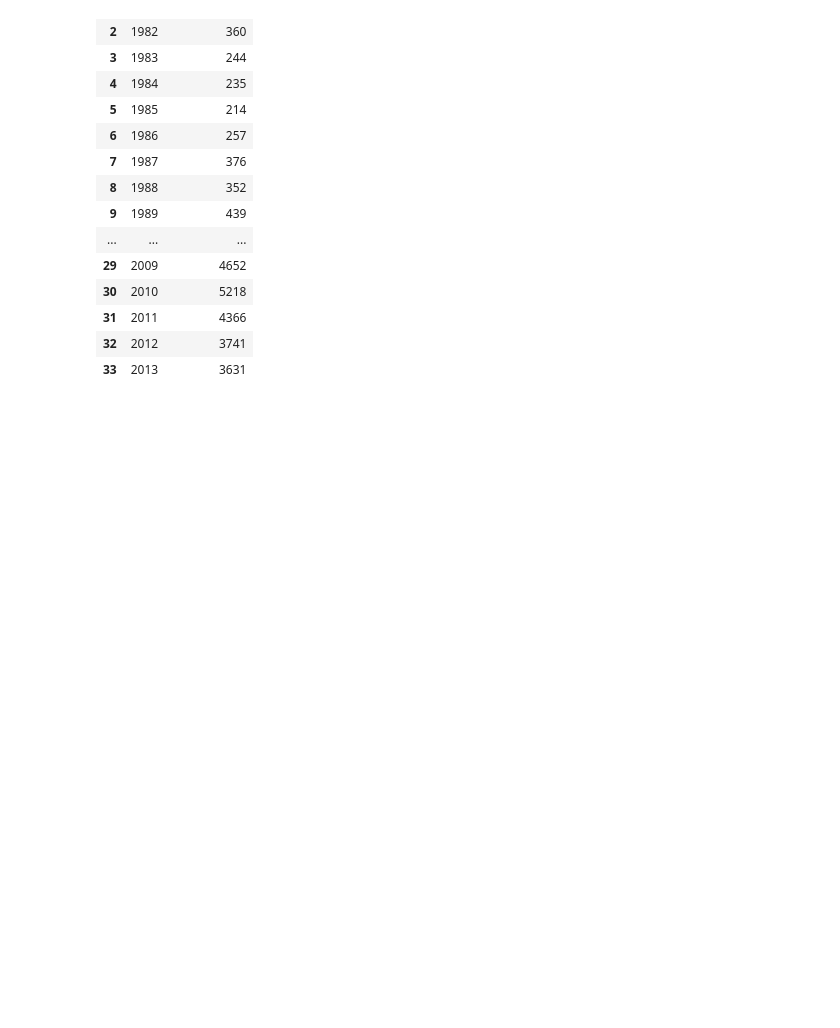
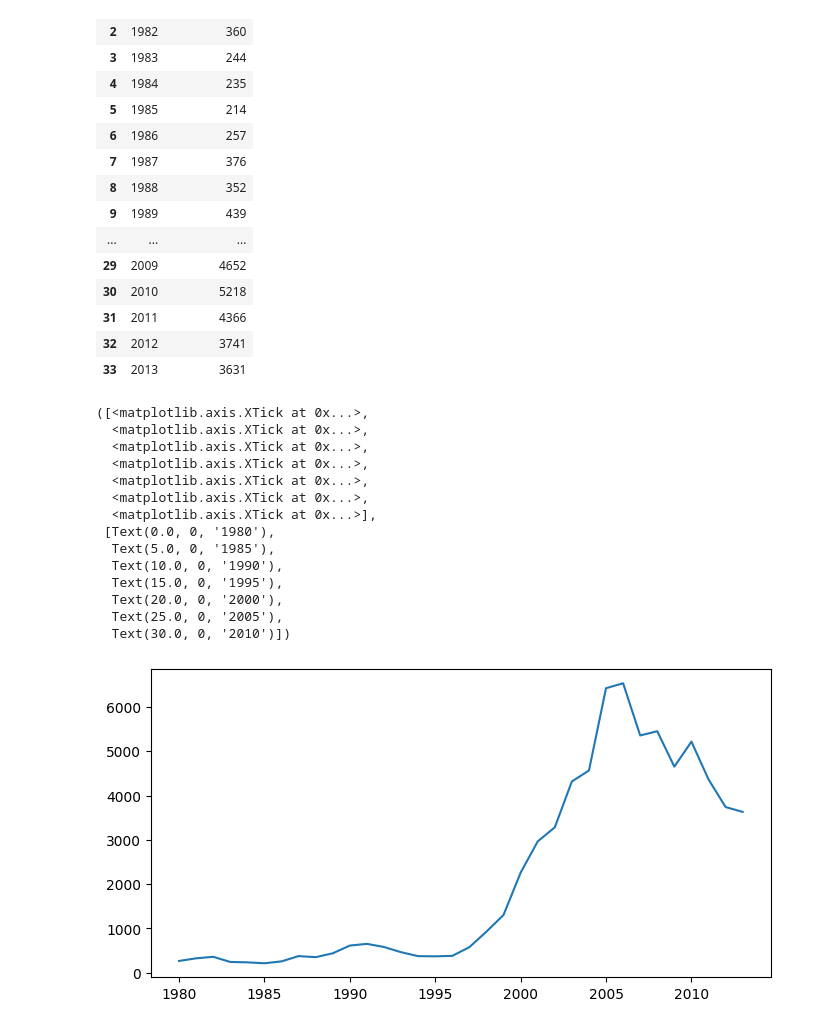
Before and after one commit to cmrondon2000/visualizacion-datos-python, a Jupyter notebook: Creando_Graficos_Python.ipynb, the cells around one changed output. Drawn from its saved outputs; the diff is of its cells as text; code cells hidden in the pictures; blank space fills up the shorter version.

```diff
--- a/Creando_Graficos_Python.ipynb
+++ b/Creando_Graficos_Python.ipynb
@@ -129,0 +132,20 @@ datos_col
+# %%
+plt.figure(figsize=(8,4))
+plt.plot(datos_col["Año"], datos_col["Inmigrantes"])
+plt.xticks(["1980","1985","1990","1995","2000","2005","2010"])
+# %% [output]
+([<matplotlib.axis.XTick at 0x...>,
+  <matplotlib.axis.XTick at 0x...>,
+  <matplotlib.axis.XTick at 0x...>,
+  <matplotlib.axis.XTick at 0x...>,
+  <matplotlib.axis.XTick at 0x...>,
+  <matplotlib.axis.XTick at 0x...>,
+  <matplotlib.axis.XTick at 0x...>],
+ [Text(0.0, 0, '1980'),
+  Text(5.0, 0, '1985'),
+  Text(10.0, 0, '1990'),
+  Text(15.0, 0, '1995'),
+  Text(20.0, 0, '2000'),
+  Text(25.0, 0, '2005'),
+  Text(30.0, 0, '2010')])
+[figure, added]
```
Also changed, not shown: parts of 5 cells of this notebook.
